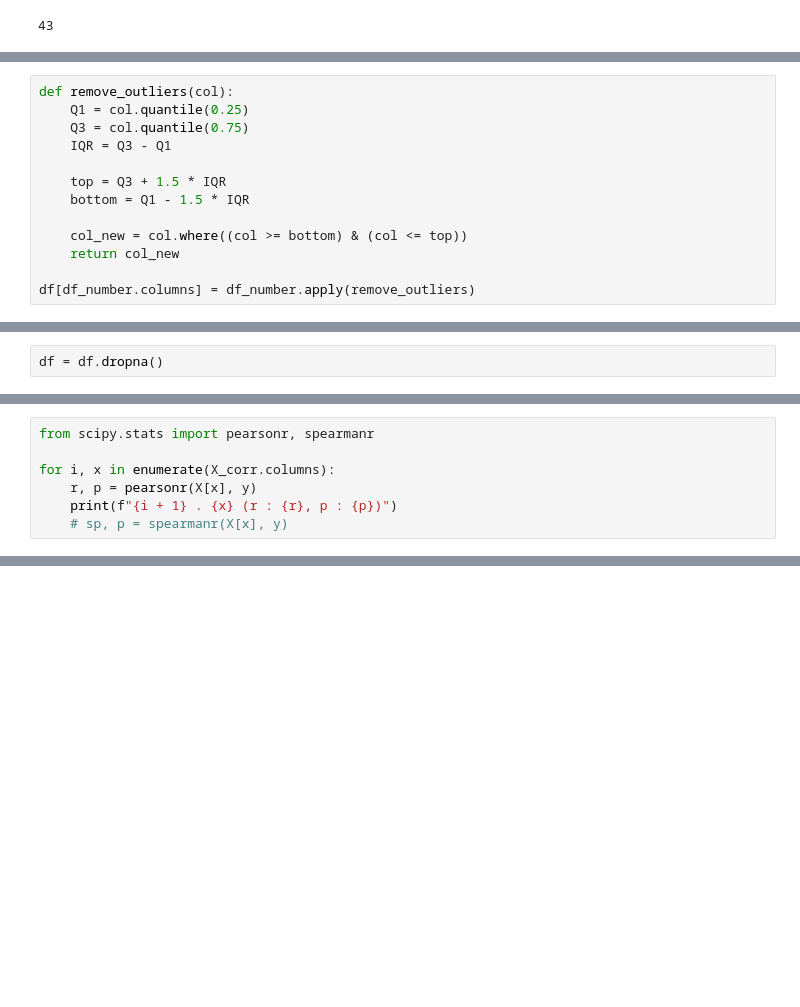
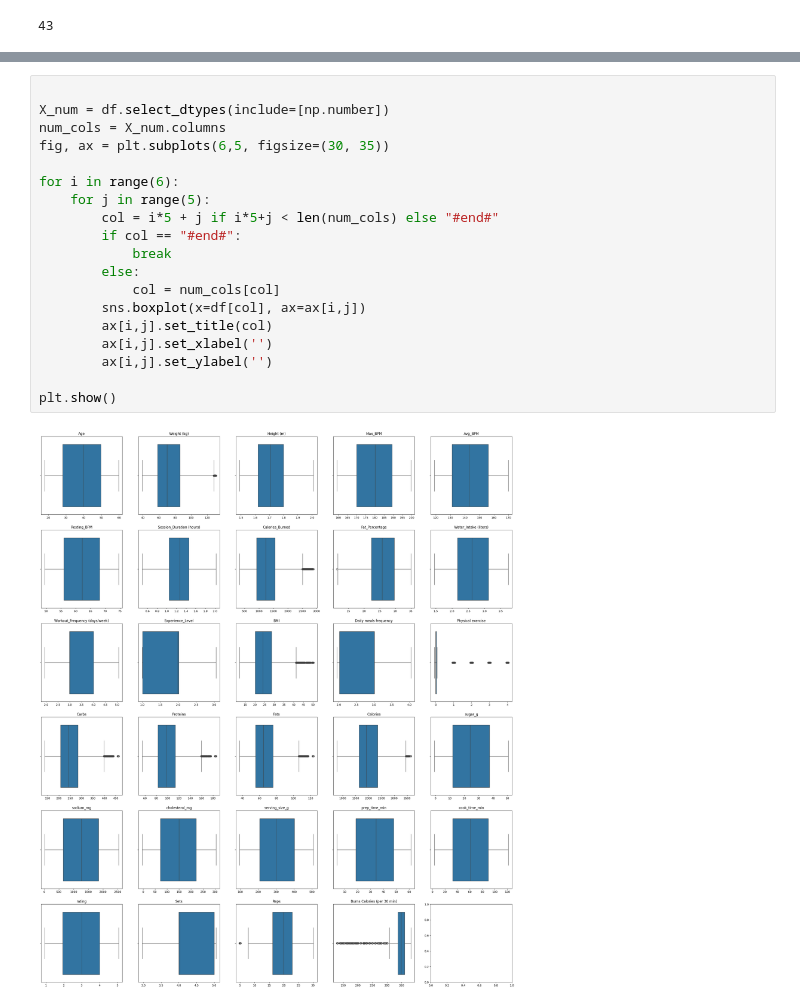
Before and after one commit to nahrixt0710/Life-Style-Data-Analysis, a Jupyter notebook: src/EDA.ipynb, the cells around one changed output, grey strips where cells are left out. Cells and saved outputs as stored; diff of their text form; blank space fills up the shorter version.

```diff
--- a/src/EDA.ipynb
+++ b/src/EDA.ipynb
@@ -81,13 +78,0 @@ Loại bỏ các ngoại lai
-# %%
-def remove_outliers(col):
-    Q1 = col.quantile(0.25)
-    Q3 = col.quantile(0.75)
-    IQR = Q3 - Q1
-
-    top = Q3 + 1.5 * IQR
-    bottom = Q1 - 1.5 * IQR
-
-    col_new = col.where((col >= bottom) & (col <= top))
-    return col_new
-
-df[df_number.columns] = df_number.apply(remove_outliers)
@@ -102,2 +78,0 @@ Drop các mẫu có giá trị Nan
-# %%
-df = df.dropna()
@@ -110,7 +78,0 @@ Tính độ tương quan
-# %%
-from scipy.stats import pearsonr, spearmanr
-
-for i, x in enumerate(X_corr.columns):
-    r, p = pearsonr(X[x], y)
-    print(f"{i + 1} . {x} (r : {r}, p : {p})")
-    # sp, p = spearmanr(X[x], y)
@@ -134,0 +89,21 @@ for i, x in enumerate(X_corr.columns):
+# %%
+
+X_num = df.select_dtypes(include=[np.number])
+num_cols = X_num.columns
+fig, ax = plt.subplots(6,5, figsize=(30, 35))
+
+for i in range(6):
+    for j in range(5):
+        col = i*5 + j if i*5+j < len(num_cols) else "#end#"
+        if col == "#end#":
+            break
+        else:
+            col = num_cols[col]
+        sns.boxplot(x=df[col], ax=ax[i,j])
+        ax[i,j].set_title(col)
+        ax[i,j].set_xlabel('')
+        ax[i,j].set_ylabel('')
+
+plt.show()
+# %% [output]
+[figure, added]
```
Also changed, not shown: parts of 40 cells of this notebook, 1 other file.
